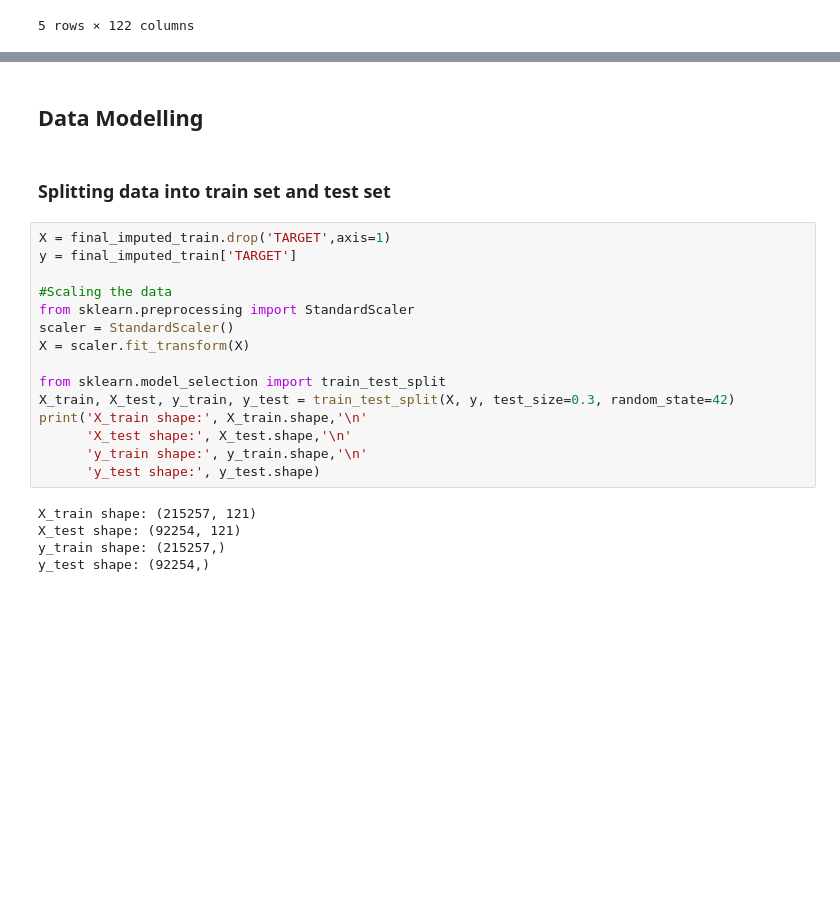
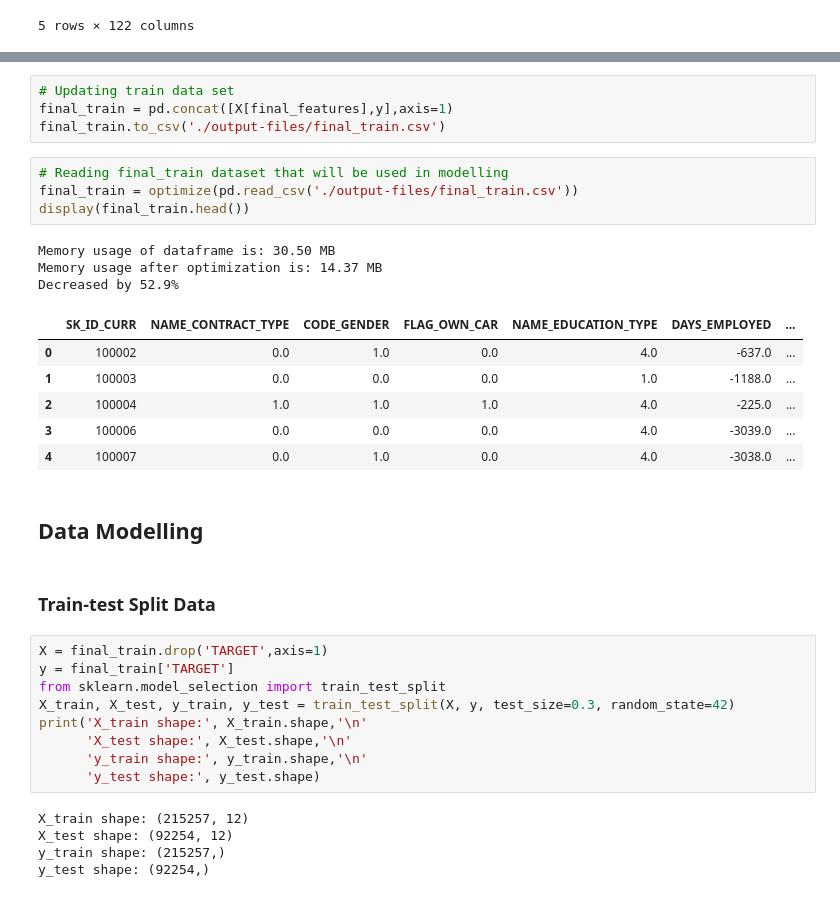
Before and after one commit to alfredomarciano98/credit-risk-analysis, a Jupyter notebook: credit-risk-analysis.ipynb, the cells around one changed output, grey strips where cells are left out. Cells and saved outputs as stored; diff of their text form; blank space fills up the shorter version.

```diff
--- a/credit-risk-analysis.ipynb
+++ b/credit-risk-analysis.ipynb
@@ -642,16 +653,28 @@ Decreased by 49.9%
+# %%
+# Updating train data set
+final_train = pd.concat([X[final_features],y],axis=1)
+final_train.to_csv('./output-files/final_train.csv')
+# %%
+# Reading final_train dataset that will be used in modelling
+final_train = optimize(pd.read_csv('./output-files/final_train.csv'))
+display(final_train.head())
+# %% [output]
+Memory usage of dataframe is: 30.50 MB
+Memory usage after optimization is: 14.37 MB
+Decreased by 52.9%
+|  | SK_ID_CURR | NAME_CONTRACT_TYPE | CODE_GENDER | FLAG_OWN_CAR | NAME_EDUCATION_TYPE | DAYS_EMPLOYED | ... |
+| 0 | 100002 | 0.0 | 1.0 | 0.0 | 4.0 | -637.0 | ... |
+| 1 | 100003 | 0.0 | 0.0 | 0.0 | 1.0 | -1188.0 | ... |
+| 2 | 100004 | 1.0 | 1.0 | 1.0 | 4.0 | -225.0 | ... |
+| 3 | 100006 | 0.0 | 0.0 | 0.0 | 4.0 | -3039.0 | ... |
+| 4 | 100007 | 0.0 | 1.0 | 0.0 | 4.0 | -3038.0 | ... |
 # %% [markdown]
 ## Data Modelling
-# %% [markdown]
-### Splitting data into train set and test set
+# %% [markdown]
+### Train-test Split Data
 # %%
-X = final_imputed_train.drop('TARGET',axis=1)
-y = final_imputed_train['TARGET']
-
-#Scaling the data
-from sklearn.preprocessing import StandardScaler
-scaler = StandardScaler()
-X = scaler.fit_transform(X)
-
+X = final_train.drop('TARGET',axis=1)
+y = final_train['TARGET']
 from sklearn.model_selection import train_test_split
 X_train, X_test, y_train, y_test = train_test_split(X, y, test_size=0.3, random_state=42)
 print('X_train shape:', X_train.shape,'\n'
@@ -659,7 +682,7 @@ print('X_train shape:', X_train.shape,'\n'
       'y_train shape:', y_train.shape,'\n'
       'y_test shape:', y_test.shape)
 # %% [output]
-X_train shape: (215257, 121)
-X_test shape: (92254, 121)
+X_train shape: (215257, 12)
+X_test shape: (92254, 12)
 y_train shape: (215257,)
 y_test shape: (92254,)
```
Also changed, not shown: parts of 31 cells of this notebook.
